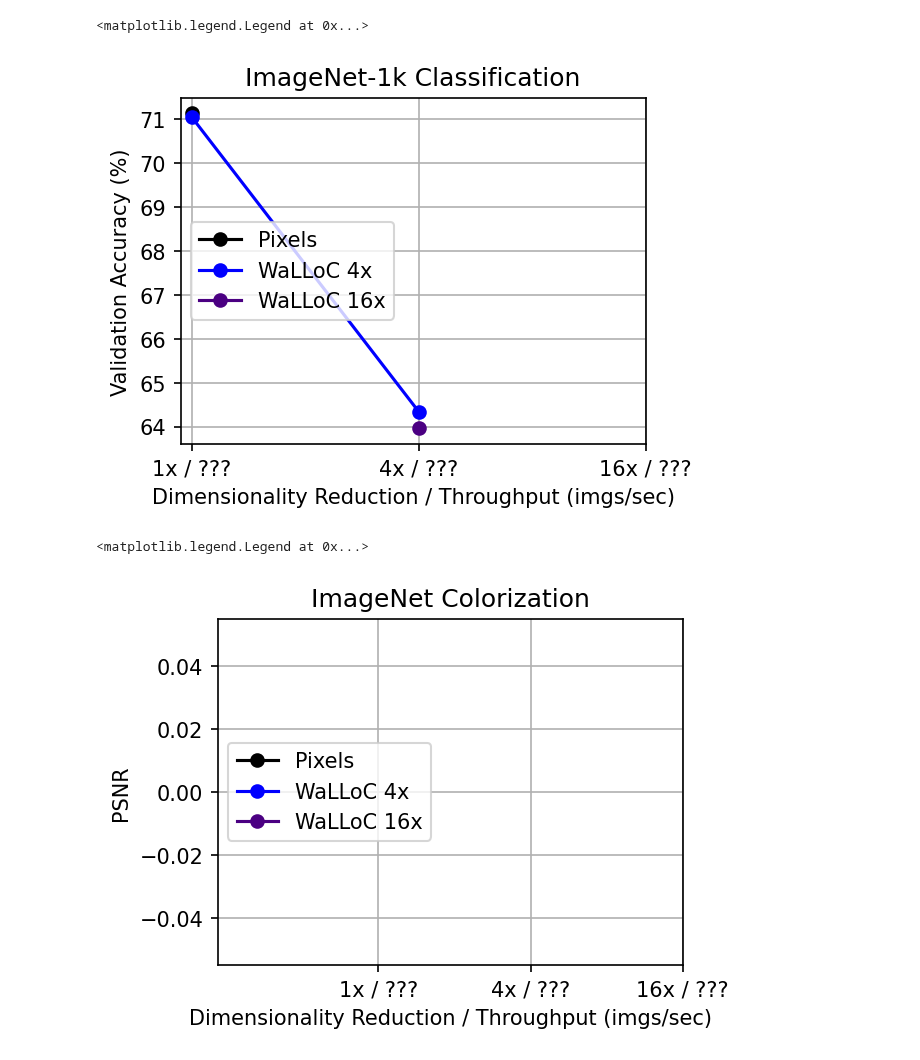
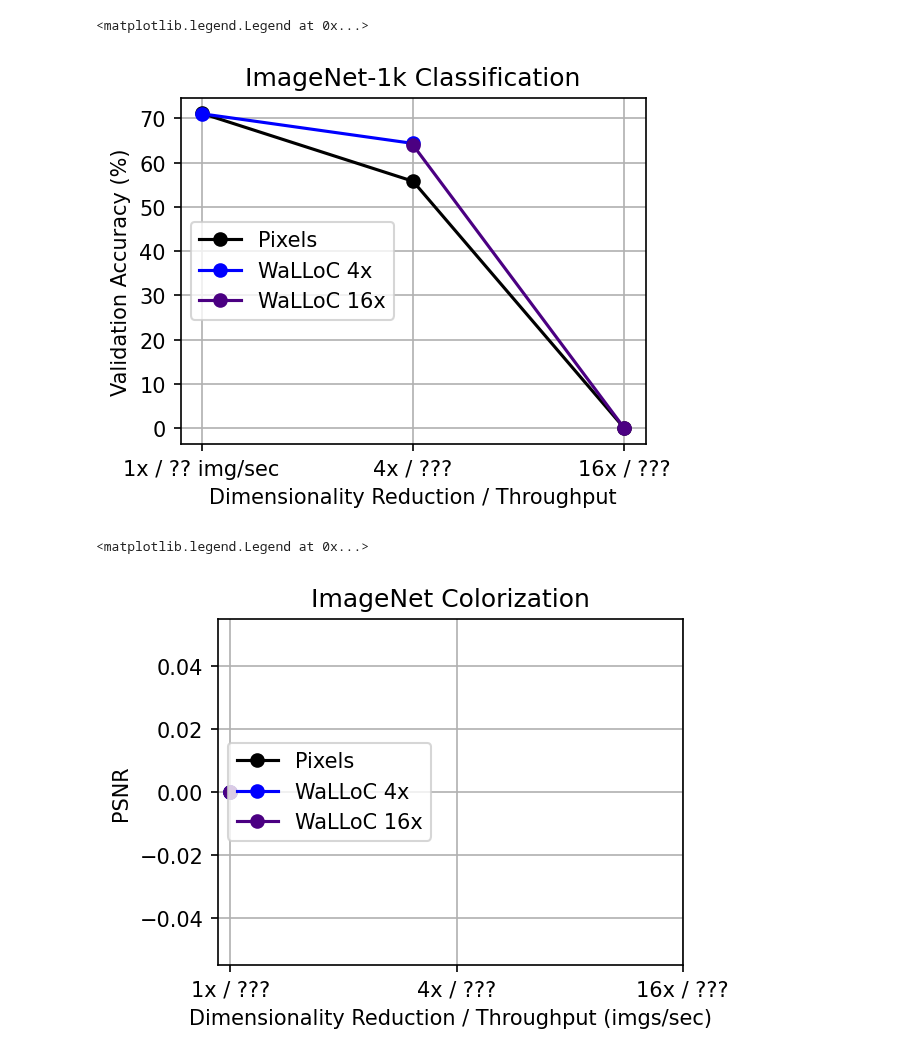
Before and after one commit to danjacobellis/LCCL, a Jupyter notebook: train/results_plot.ipynb, the cells around one changed output. Saved outputs shown, nothing was run; the diff lists cells and outputs as text; code cells hidden in the pictures.

```diff
--- a/train/results_plot.ipynb
+++ b/train/results_plot.ipynb
@@ -6,36 +6,36 @@ class Config: pass
 # %%
 patch_sizes = [1, 2, 3]
 
 # pixels_acc = [71.13, 64.114, 50.614]
-pixels_acc = [71.13, np.nan, np.nan]
+pixels_acc = [71.13, 55.794, 0.0]
 walloc_4x_acc = [71.036, 64.336, np.nan]
-walloc_16x_acc = [np.nan, 63.96, np.nan]
+walloc_16x_acc = [np.nan, 63.96, 0.0]
 
 plt.figure(figsize=(4, 3), dpi=150)
 plt.plot(patch_sizes, pixels_acc, marker='o', label='Pixels', color='black')
 ax = plt.gca()
 ax.plot(patch_sizes, walloc_4x_acc, marker='o', label='WaLLoC 4x', color='blue')
 ax.plot(patch_sizes, walloc_16x_acc, marker='o', label='WaLLoC 16x', color='indigo')
 
 ax.set_title('ImageNet-1k Classification')
-ax.set_xlabel('Dimensionality Reduction / Throughput (imgs/sec)')
+ax.set_xlabel('Dimensionality Reduction / Throughput')
 ax.set_ylabel('Validation Accuracy (%)')
 ax.grid(True)
 ax.set_xticks(patch_sizes)
-ax.set_xticklabels(['1x / ???', '4x / ???', '16x / ???'])
+ax.set_xticklabels(['1x / ?? img/sec', '4x / ???', '16x / ???'])
 ax.legend(loc='center left')
 
 # ax.text(0.5, 0.5, 'SPECULATIVE RESULTS\nEXPERIMENTS STILL RUNNING',
 #          fontsize=30, color='gray', alpha=0.5, ha='center', va='center', rotation=30,
 #          transform=plt.gca().transAxes);
 # %% [output]
 <matplotlib.legend.Legend at 0x...>
-[figure, old version]
+[figure, new version]
 # %%
 patch_sizes = [1, 2, 3]
-pixels_psnr = [np.nan, np.nan, np.nan]
-walloc_4x_psnr = [np.nan, np.nan, np.nan]
-walloc_16x_psnr = [np.nan, np.nan, np.nan]
+pixels_psnr = [0.0, np.nan, np.nan]
+walloc_4x_psnr = [0.0, np.nan, np.nan]
+walloc_16x_psnr = [0.0, np.nan, np.nan]
 
 plt.figure(figsize=(4, 3), dpi=150)
 plt.plot(patch_sizes, pixels_psnr, marker='o', label='Pixels', color='black')
@@ -57,5 +57,5 @@ ax.legend(loc='center left')
 # # ax.invert_xaxis()
 # %% [output]
 <matplotlib.legend.Legend at 0x...>
-[figure, old version]
+[figure, new version]
 # %%
```
Also changed, not shown: parts of 6 cells of this notebook.
